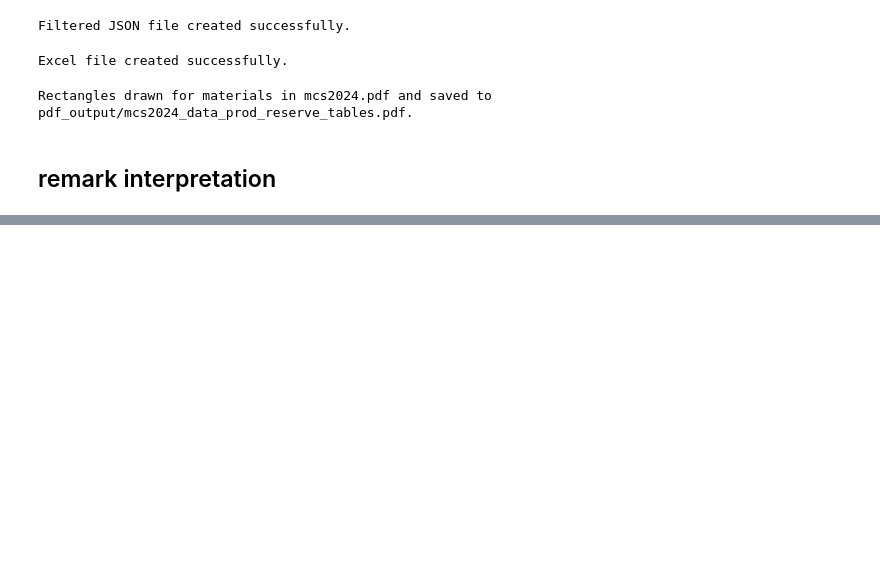
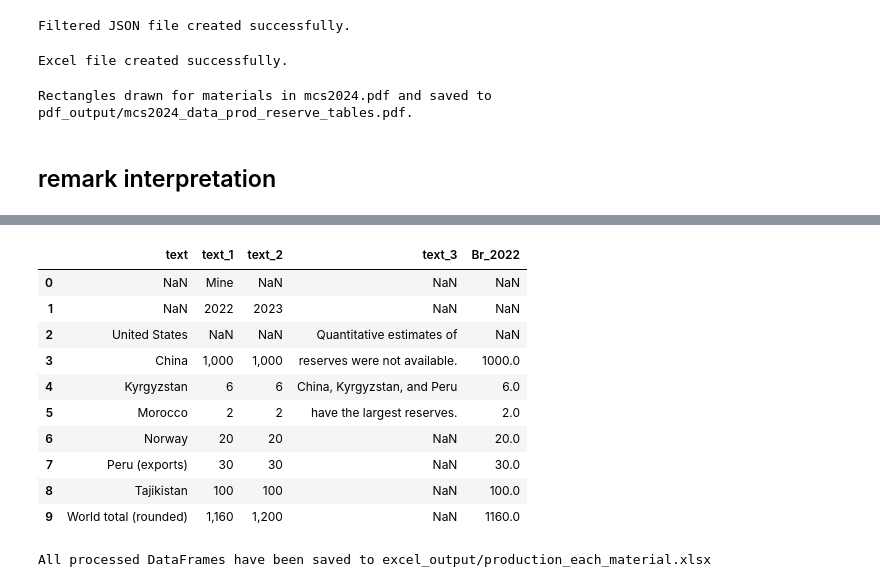
Before and after one commit to Yassmine2020/MaterialRisksSimulation, a Jupyter notebook: test_usgs/main.ipynb, the cells around one changed output, grey strips where cells are left out. Cells and saved outputs as stored; diff of their text form; code cells hidden in the pictures; blank space fills up the shorter version.

Commit message:
production for each material in the same sheets

```diff
--- a/test_usgs/main.ipynb
+++ b/test_usgs/main.ipynb
@@ -665,0 +668,25 @@ with pd.ExcelWriter(excel_output, mode='a', if_sheet_exists='replace') as writer
+# %%
+excel_input = 'excel_output/produc_reserve_remarkinterpre.xlsx'
+# %%
+excel_file = pd.ExcelFile(excel_input)
+
+# List to store dictionaries of sheet names and DataFrames
+dfs = []
+
+# Loop through all sheet names
+for sheet_name in excel_file.sheet_names:
+    # Read the sheet into a DataFrame
+    df = pd.read_excel(excel_file, sheet_name=sheet_name)
+
+    # Create a dictionary with sheet name and DataFrame
+    sheet_dict = {
+        f'sheet_name': sheet_name,
+        f'df': df
+    }
+
+    # Append the dictionary to the list
+    dfs.append(sheet_dict)
+# %%
+reference_excel =  pd.ExcelFile('sub_material.xlsx')
+
+reference_df = pd.read_excel(reference_excel)
@@ -665,0 +772,28 @@ with pd.ExcelWriter(excel_output, mode='a', if_sheet_exists='replace') as writer
+# %%
+a = 2
+
+dfs[a]['df'][list(dfs[a]['df'].columns[5:])]
+# %% [output]
+|  | text | text_1 | text_2 | text_3 | Br_2022 |
+| 0 | NaN | Mine | NaN | NaN | NaN |
+| 1 | NaN | 2022 | 2023 | NaN | NaN |
+| 2 | United States | NaN | NaN | Quantitative estimates of | NaN |
+| 3 | China | 1,000 | 1,000 | reserves were not available. | 1000.0 |
+| 4 | Kyrgyzstan | 6 | 6 | China, Kyrgyzstan, and Peru | 6.0 |
+| 5 | Morocco | 2 | 2 | have the largest reserves. | 2.0 |
+| 6 | Norway | 20 | 20 | NaN | 20.0 |
+| 7 | Peru (exports) | 30 | 30 | NaN | 30.0 |
+| 8 | Tajikistan | 100 | 100 | NaN | 100.0 |
+| 9 | World total (rounded) | 1,160 | 1,200 | NaN | 1160.0 |
+# %%
+# Save all DataFrames to a single Excel file
+output_file = 'excel_output/production_each_material.xlsx'
+with pd.ExcelWriter(output_file, engine='openpyxl') as writer:
+    for df_dict in dfs:
+        sheet_name = df_dict['sheet_name']
+        df = df_dict['df']
+        df.to_excel(writer, sheet_name=sheet_name, index=False)
+
+print(f"All processed DataFrames have been saved to {output_file}")
+# %% [output]
+All processed DataFrames have been saved to excel_output/production_each_material.xlsx
```
Also changed, not shown: parts of 3 cells of this notebook, 6 other files.
